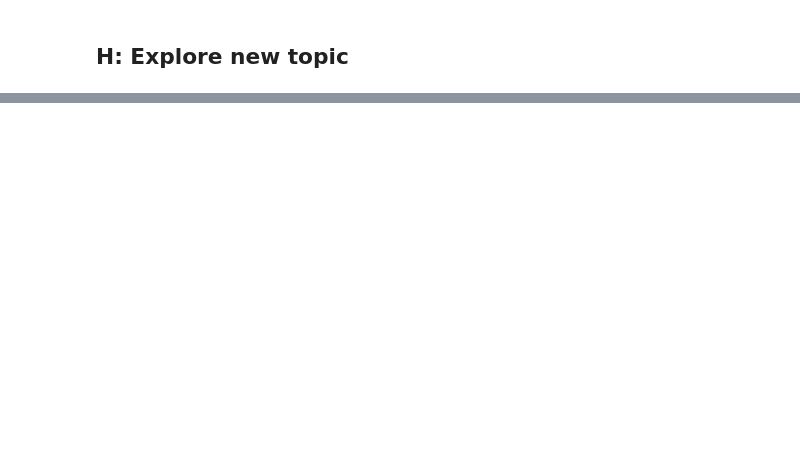
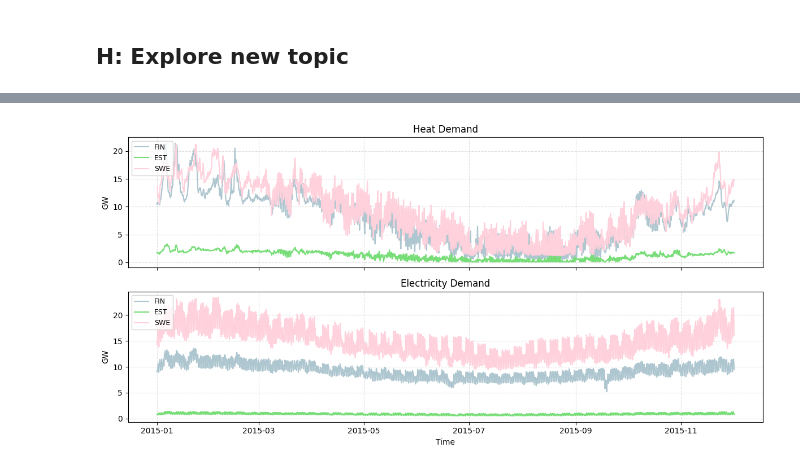
Before and after one commit to NicolineSimoneDTU/Integrated_Project, a Jupyter notebook: project.ipynb, the cells around one changed output, grey strips where cells are left out. Cells and saved outputs as stored; diff of their text form; code cells hidden in the pictures; blank space fills up the shorter version.

```diff
--- a/project.ipynb
+++ b/project.ipynb
@@ -1246,0 +1245,45 @@ plt.show()
+# %%
+import matplotlib.pyplot as plt
+
+# Define the week and countries
+start_date = "2015-01-01"
+end_date = "2015-12-01"
+countries = ["FIN", "EST", "SWE"]
+
+# Use a more aesthetic color palette
+colors = {
+    "FIN": "#AEC6CF",  # muted blue
+    "EST": "#77DD77",  # orange
+    "SWE": "#FFD1DC",  # green
+}
+
+# Prepare the figure with two subplots
+fig, axs = plt.subplots(2, 1, figsize=(12, 6), sharex=True)
+
+# ---- Heat Demand Plot ----
+for country in countries:
+    heat_col = f"heat_load_{country}"
+    heat_demand = network.loads_t.p_set[heat_col].loc[start_date:end_date].div(1e3)  # GW
+    axs[0].plot(heat_demand.index, heat_demand.values, label=country, color=colors[country])
+
+axs[0].set_title("Heat Demand", fontsize=12)
+axs[0].set_ylabel("GW")
+axs[0].legend(loc="upper left", fontsize=9)
+axs[0].grid(True, linestyle='--', alpha=0.4)
+
+# ---- Electricity Demand Plot ----
+for country in countries:
+    el_col = f"el_load_{country}"
+    el_demand = network.loads_t.p_set[el_col].loc[start_date:end_date].div(1e3)  # GW
+    axs[1].plot(el_demand.index, el_demand.values, label=country, color=colors[country])
+
+axs[1].set_title("Electricity Demand", fontsize=12)
+axs[1].set_ylabel("GW")
+axs[1].set_xlabel("Time")
+axs[1].legend(loc="upper left", fontsize=9)
+axs[1].grid(True, linestyle='--', alpha=0.4)
+
+plt.tight_layout()
+plt.show()
+# %% [output]
+[figure, added]
```
Also changed, not shown: parts of 28 cells of this notebook.
